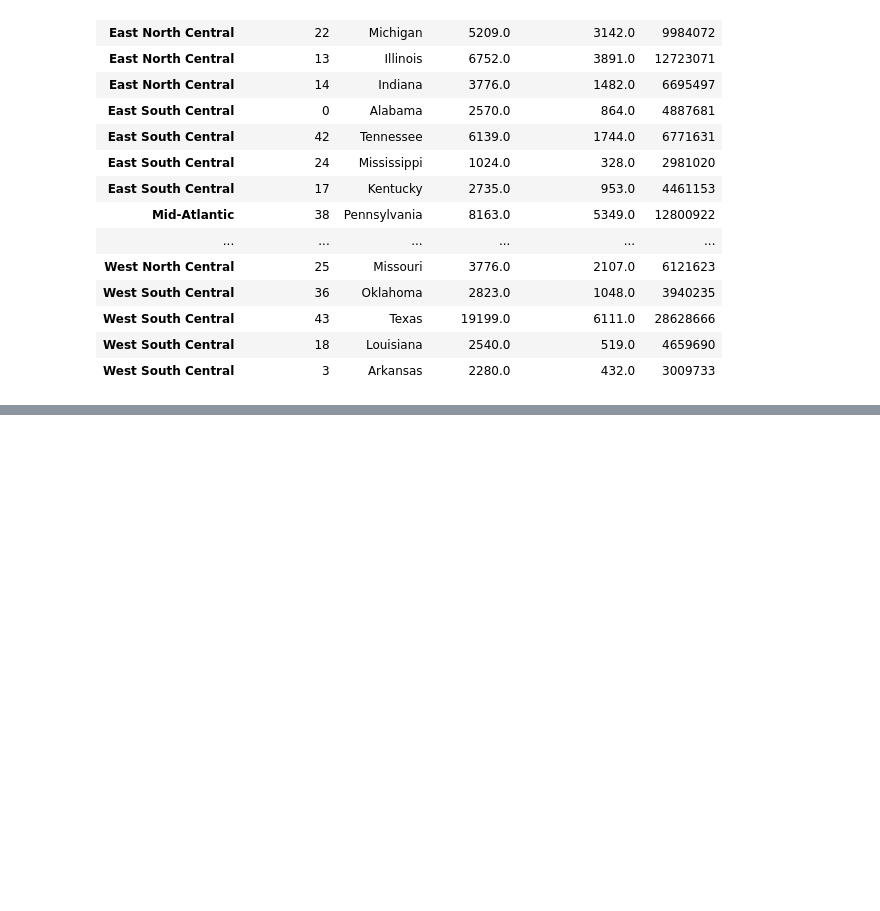
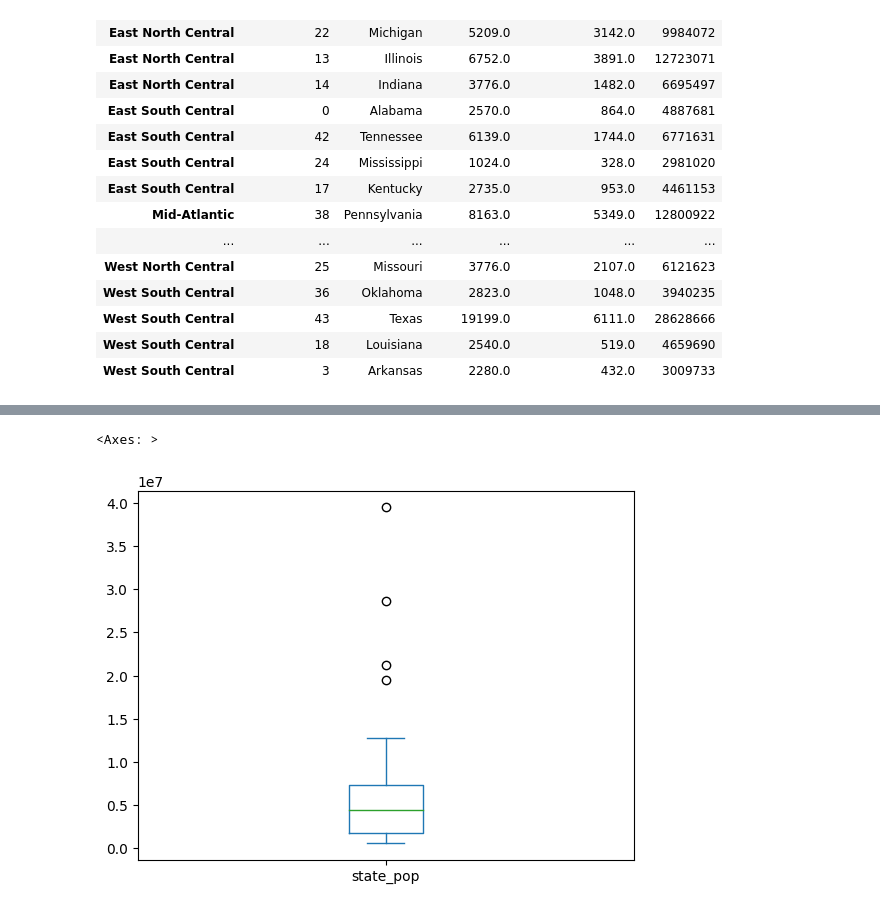
Before and after one commit to HebaSedik/machine-learning, a Jupyter notebook: pandas_trash.ipynb, the cells around one changed output, grey strips where cells are left out. Saved outputs shown, nothing was run; the diff lists cells and outputs as text; code cells hidden in the pictures; blank space fills up the shorter version.

```diff
--- a/pandas_trash.ipynb
+++ b/pandas_trash.ipynb
@@ -334,0 +395,5 @@ df_indexing.sort_index(level='region')
+# %%
+ df_home['state_pop'].plot(kind='box')
+# %% [output]
+<Axes: >
+[figure, added]
```
Also changed, not shown: parts of 21 cells of this notebook.
